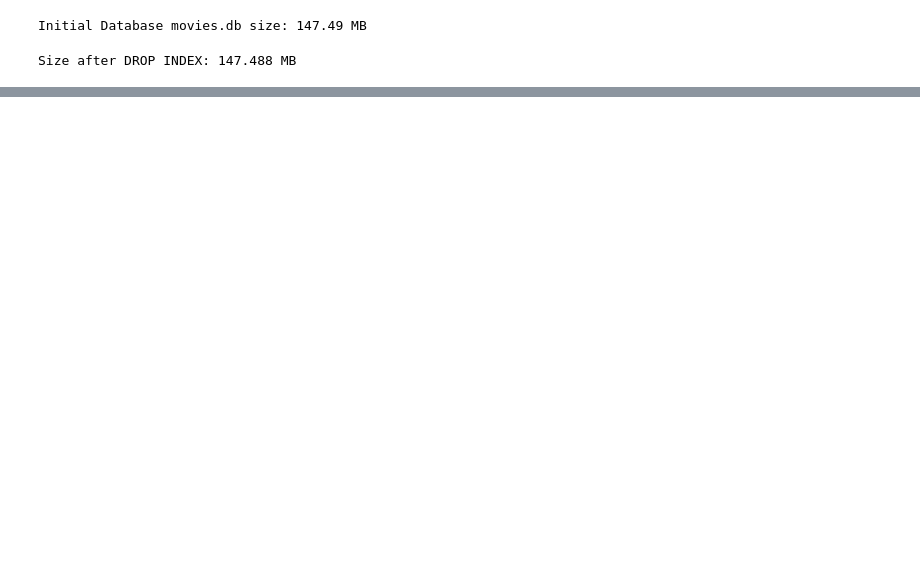
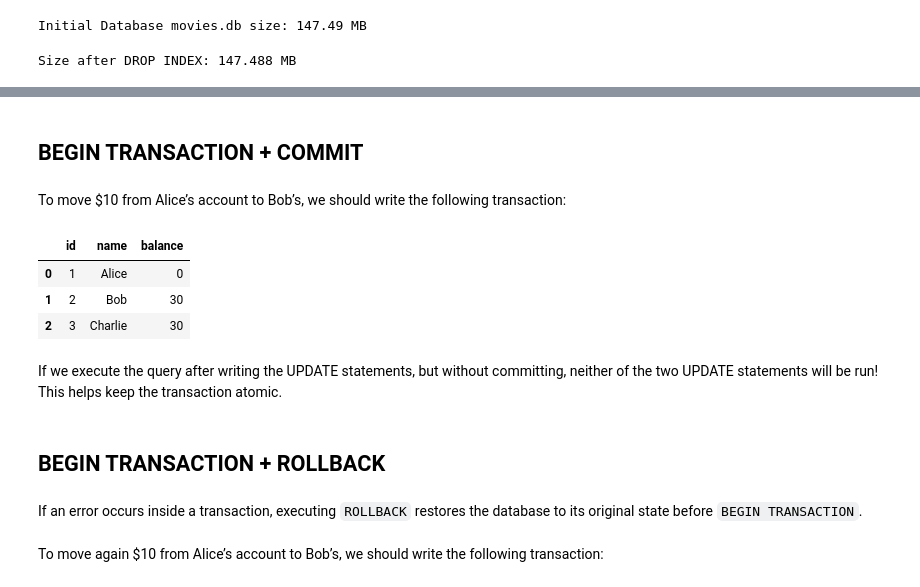
Before and after one commit to engineer-nicolas/cs50sql, a Jupyter notebook: lecture_5_Optimizing/lecture_5.ipynb, the cells around one changed output, grey strips where cells are left out. Drawn from its saved outputs; the diff is of its cells as text; code cells hidden in the pictures; blank space fills up the shorter version.

```diff
--- a/lecture_5_Optimizing/lecture_5.ipynb
+++ b/lecture_5_Optimizing/lecture_5.ipynb
@@ -501,0 +555,33 @@ Transactions have some properties, which can be remembered using the acronym ACI
+# %% [markdown]
+## BEGIN TRANSACTION + COMMIT
+# %% [markdown]
+
+To move $10 from Alice’s account to Bob’s, we should write the following transaction:
+# %%
+conn.executescript("""
+BEGIN TRANSACTION;
+UPDATE "accounts" SET "balance" = "balance" + 10 WHERE "id" = 2;
+UPDATE "accounts" SET "balance" = "balance" - 10 WHERE "id" = 1;
+COMMIT;
+""")
+
+pd.read_sql_query(
+"""
+SELECT * FROM "accounts";
+""",
+conn
+)
+# %% [output]
+|  | id | name | balance |
+| 0 | 1 | Alice | 0 |
+| 1 | 2 | Bob | 30 |
+| 2 | 3 | Charlie | 30 |
+# %% [markdown]
+If we execute the query after writing the UPDATE statements, but without committing, neither of the two UPDATE statements will be run! This helps keep the transaction atomic.
+# %% [markdown]
+## BEGIN TRANSACTION + ROLLBACK
+# %% [markdown]
+If an error occurs inside a transaction, executing `ROLLBACK`
+restores the database to its original state before `BEGIN TRANSACTION`.
+# %% [markdown]
+To move again $10 from Alice’s account to Bob’s, we should write the following transaction:
```
Also changed, not shown: parts of 35 cells of this notebook, 1 other file.
